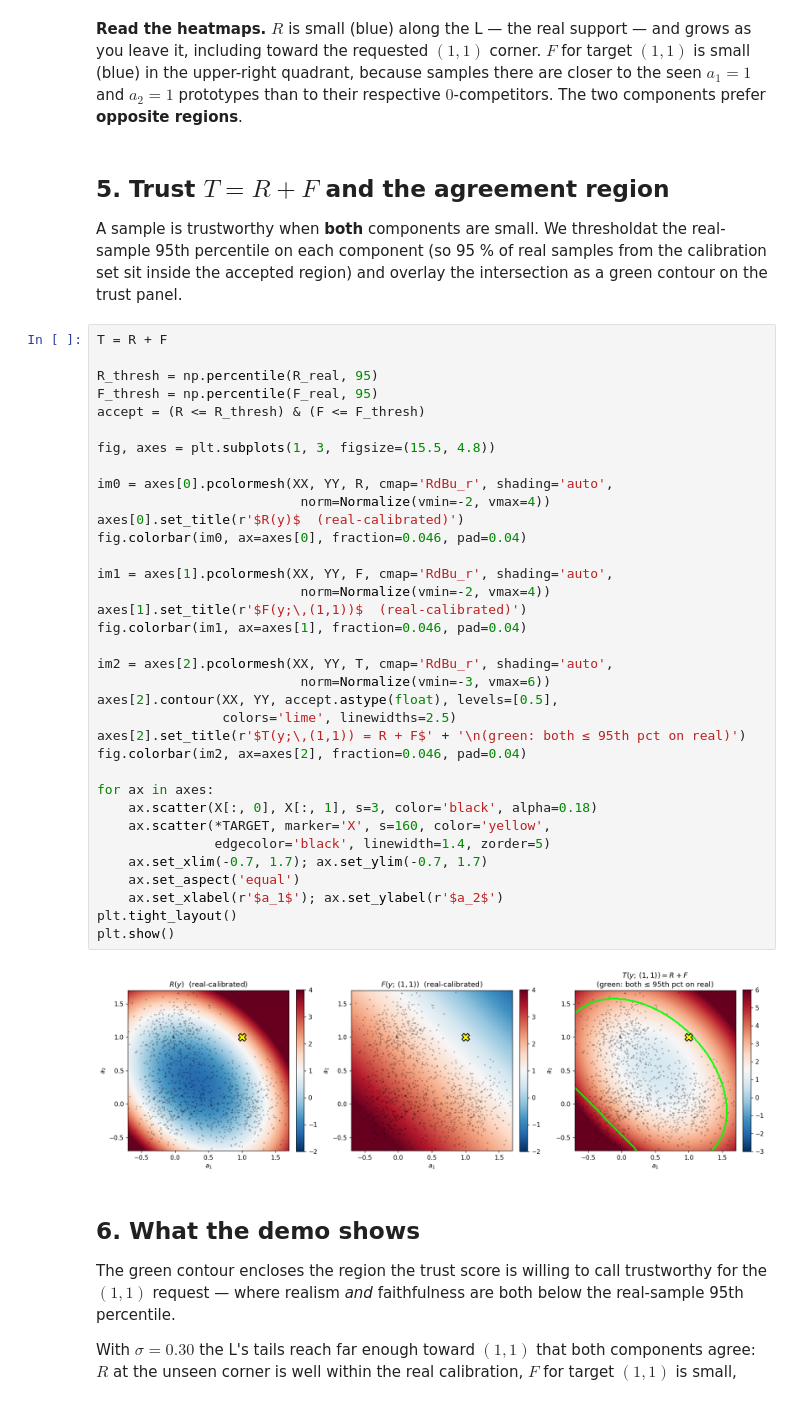
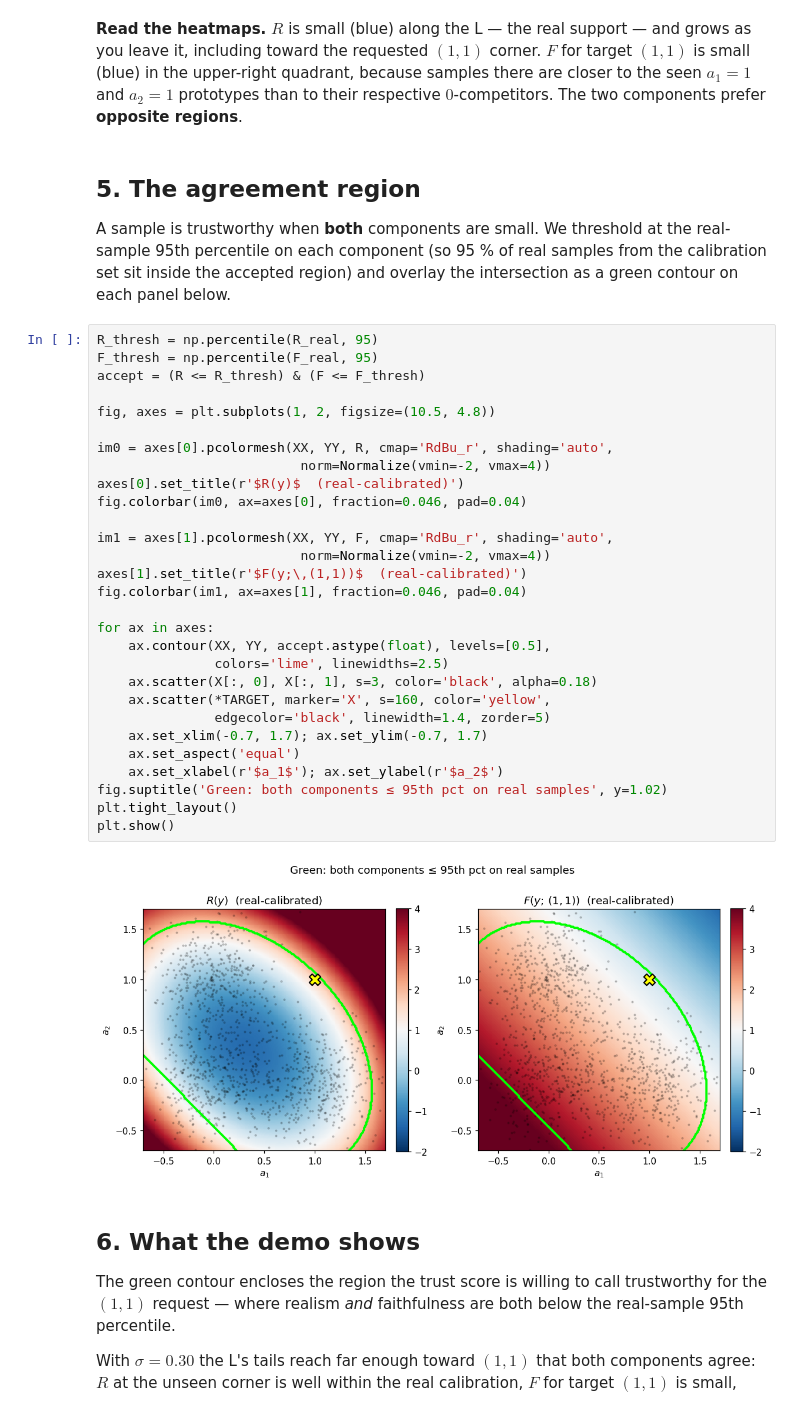
Before and after one commit to berkerdemirel/faithful-cond-gen, a Jupyter notebook: demo/trust_score_l_shape.ipynb, the cells around one changed output. Cells and saved outputs as stored; diff of their text form.

```diff
--- a/demo/trust_score_l_shape.ipynb
+++ b/demo/trust_score_l_shape.ipynb
@@ -202,46 +202,40 @@ plt.show()
 # %% [markdown]
 **Read the heatmaps.** $R$ is small (blue) along the L — the real support — and grows as you leave it, including toward the requested $(1,1)$ corner. $F$ for target $(1,1)$ is small (blue) in the upper-right quadrant, because samples there are closer to the seen $a_1{=}1$ and $a_2{=}1$ prototypes than to their respective $0$-competitors. The two components prefer **opposite regions**.
 # %% [markdown]
-## 5. Trust $T = R + F$ and the agreement region
+## 5. The agreement region
 
-A sample is trustworthy when **both** components are small. We thresholdat the real-sample 95th percentile on each component (so 95 % of real samples from the calibration set sit inside the accepted region) and overlay the intersection as a green contour on the trust panel.
+A sample is trustworthy when **both** components are small. We threshold at the real-sample 95th percentile on each component (so 95 % of real samples from the calibration set sit inside the accepted region) and overlay the intersection as a green contour on each panel below.
 # %%
-T = R + F
-
 R_thresh = np.percentile(R_real, 95)
 F_thresh = np.percentile(F_real, 95)
 accept = (R <= R_thresh) & (F <= F_thresh)
 
-fig, axes = plt.subplots(1, 3, figsize=(15.5, 4.8))
+fig, axes = plt.subplots(1, 2, figsize=(10.5, 4.8))
 
 im0 = axes[0].pcolormesh(XX, YY, R, cmap='RdBu_r', shading='auto',
                           norm=Normalize(vmin=-2, vmax=4))
 axes[0].set_title(r'$R(y)$  (real-calibrated)')
 fig.colorbar(im0, ax=axes[0], fraction=0.046, pad=0.04)
 
 im1 = axes[1].pcolormesh(XX, YY, F, cmap='RdBu_r', shading='auto',
                           norm=Normalize(vmin=-2, vmax=4))
 axes[1].set_title(r'$F(y;\,(1,1))$  (real-calibrated)')
 fig.colorbar(im1, ax=axes[1], fraction=0.046, pad=0.04)
 
-im2 = axes[2].pcolormesh(XX, YY, T, cmap='RdBu_r', shading='auto',
-                          norm=Normalize(vmin=-3, vmax=6))
-axes[2].contour(XX, YY, accept.astype(float), levels=[0.5],
-                colors='lime', linewidths=2.5)
-axes[2].set_title(r'$T(y;\,(1,1)) = R + F$' + '\n(green: both ≤ 95th pct on real)')
-fig.colorbar(im2, ax=axes[2], fraction=0.046, pad=0.04)
-
 for ax in axes:
+    ax.contour(XX, YY, accept.astype(float), levels=[0.5],
+               colors='lime', linewidths=2.5)
     ax.scatter(X[:, 0], X[:, 1], s=3, color='black', alpha=0.18)
     ax.scatter(*TARGET, marker='X', s=160, color='yellow',
                edgecolor='black', linewidth=1.4, zorder=5)
     ax.set_xlim(-0.7, 1.7); ax.set_ylim(-0.7, 1.7)
     ax.set_aspect('equal')
     ax.set_xlabel(r'$a_1$'); ax.set_ylabel(r'$a_2$')
+fig.suptitle('Green: both components ≤ 95th pct on real samples', y=1.02)
 plt.tight_layout()
 plt.show()
 # %% [output]
-[figure, old version]
+[figure, new version]
 # %% [markdown]
 ## 6. What the demo shows
 
```
Also changed, not shown: 1 other file.
